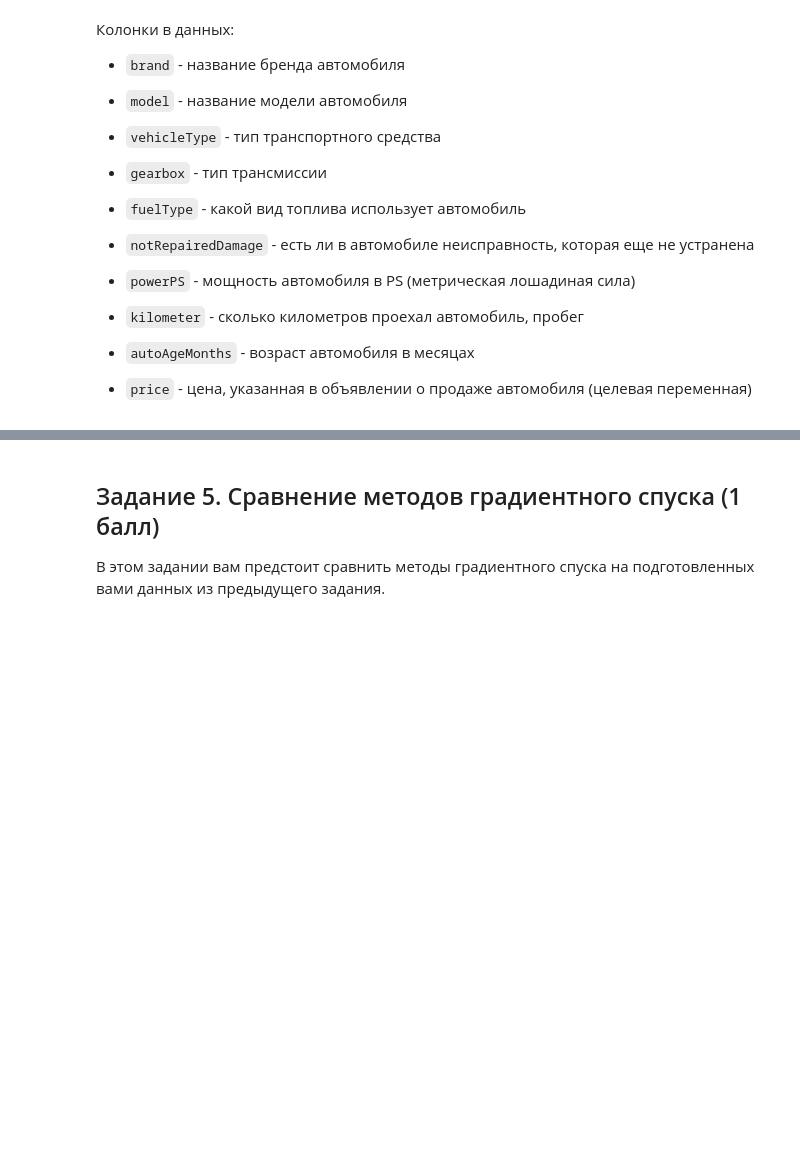
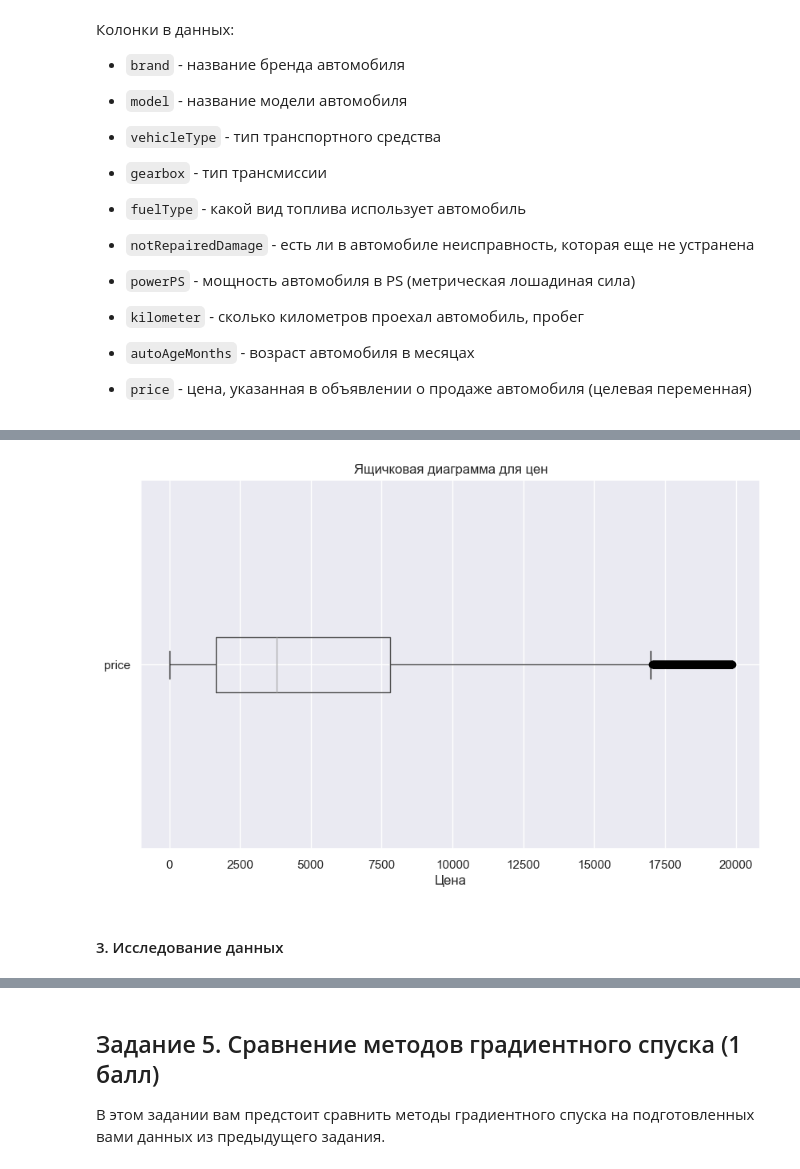
Before and after one commit to Reterer/mai_ml_course, a Jupyter notebook: ML MAI & SBER. GD. LAB 4.ipynb, the cells around one changed output, grey strips where cells are left out. Saved outputs shown, nothing was run; the diff lists cells and outputs as text; code cells hidden in the pictures; blank space fills up the shorter version.

```diff
--- a/ML MAI & SBER. GD. LAB 4.ipynb
+++ b/ML MAI & SBER. GD. LAB 4.ipynb
@@ -444,0 +433,10 @@ profile
+# %%
+plt.figure(figsize=(10, 6))
+data_clear.boxplot(column='price', vert=False)
+plt.title('Ящичковая диаграмма для цен')
+plt.xlabel('Цена')
+plt.show()
+# %% [output]
+[figure, added]
+# %% [markdown]
+#### 3. Исследование данных
```
Also changed, not shown: parts of 35 cells of this notebook, 1 other file.
